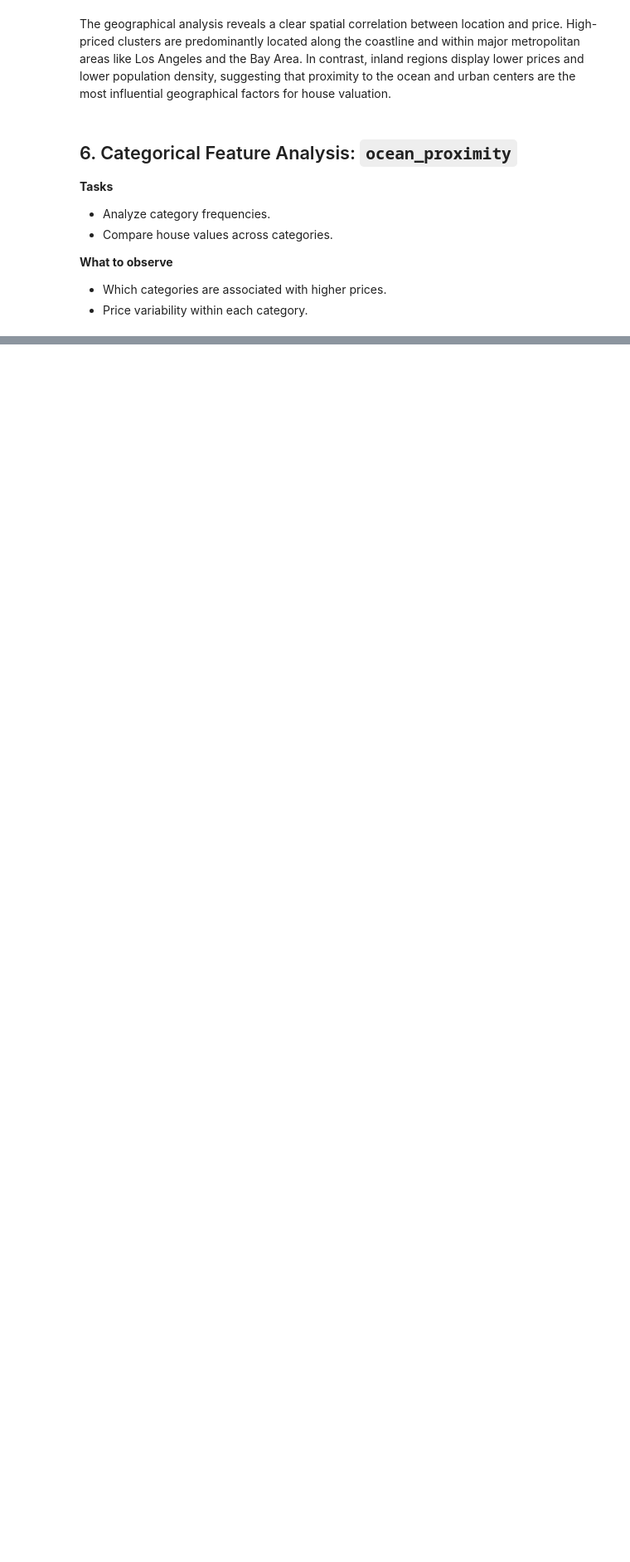
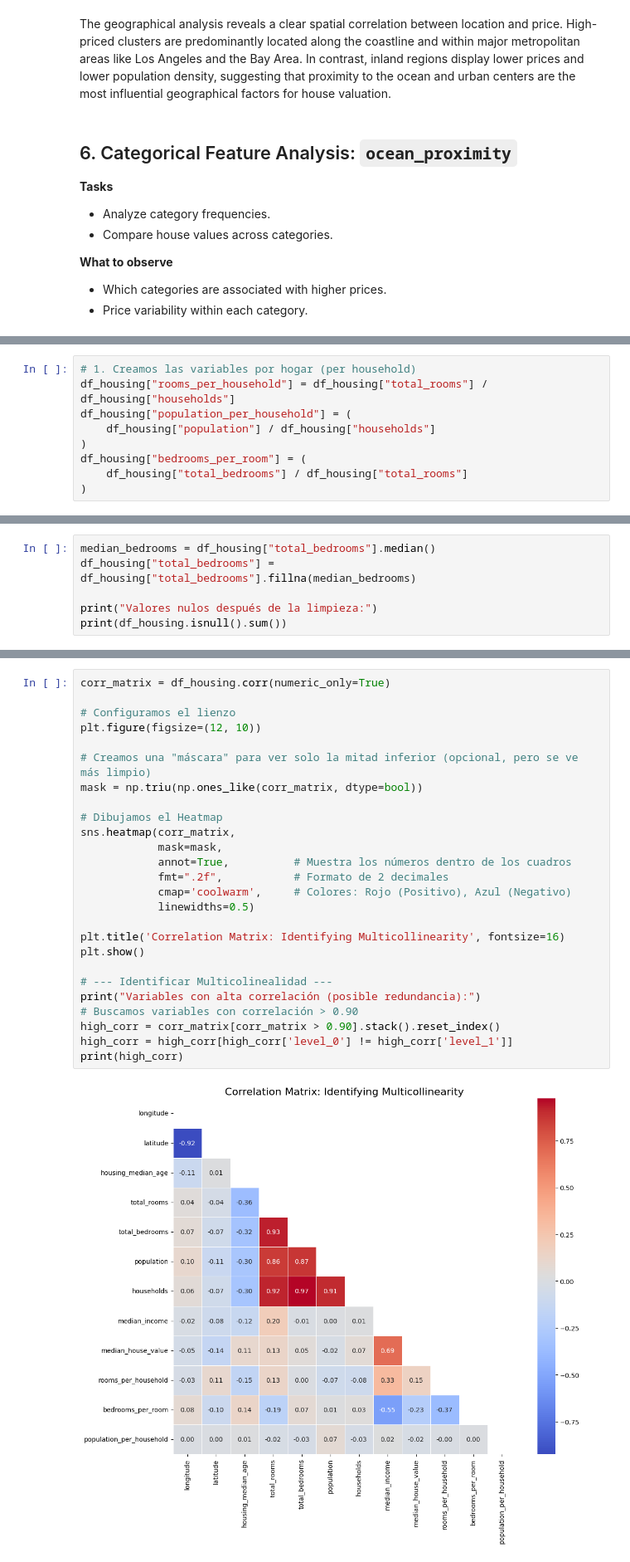
Before and after one commit to Trazeure/california-housing-eda-ml, a Jupyter notebook: Notebooks/02_eda.ipynb, the cells around one changed output, grey strips where cells are left out. Shown at 83% size. Saved outputs shown, nothing was run; the diff lists cells and outputs as text; blank space fills up the shorter version.

```diff
--- a/Notebooks/02_eda.ipynb
+++ b/Notebooks/02_eda.ipynb
@@ -513,0 +605,9 @@ plt.show()
+# %%
+# 1. Creamos las variables por hogar (per household)
+df_housing["rooms_per_household"] = df_housing["total_rooms"] / df_housing["households"]
+df_housing["population_per_household"] = (
+    df_housing["population"] / df_housing["households"]
+)
+df_housing["bedrooms_per_room"] = (
+    df_housing["total_bedrooms"] / df_housing["total_rooms"]
+)
@@ -513,0 +649,6 @@ plt.show()
+# %%
+median_bedrooms = df_housing["total_bedrooms"].median()
+df_housing["total_bedrooms"] = df_housing["total_bedrooms"].fillna(median_bedrooms)
+
+print("Valores nulos después de la limpieza:")
+print(df_housing.isnull().sum())
@@ -513,0 +680,28 @@ plt.show()
+# %%
+corr_matrix = df_housing.corr(numeric_only=True)
+
+# Configuramos el lienzo
+plt.figure(figsize=(12, 10))
+
+# Creamos una "máscara" para ver solo la mitad inferior (opcional, pero se ve más limpio)
+mask = np.triu(np.ones_like(corr_matrix, dtype=bool))
+
+# Dibujamos el Heatmap
+sns.heatmap(corr_matrix,
+            mask=mask,
+            annot=True,          # Muestra los números dentro de los cuadros
+            fmt=".2f",           # Formato de 2 decimales
+            cmap='coolwarm',     # Colores: Rojo (Positivo), Azul (Negativo)
+            linewidths=0.5)
+
+plt.title('Correlation Matrix: Identifying Multicollinearity', fontsize=16)
+plt.show()
+
+# --- Identificar Multicolinealidad ---
+print("Variables con alta correlación (posible redundancia):")
+# Buscamos variables con correlación > 0.90
+high_corr = corr_matrix[corr_matrix > 0.90].stack().reset_index()
+high_corr = high_corr[high_corr['level_0'] != high_corr['level_1']]
+print(high_corr)
+# %% [output]
+[figure, added]
```
Also changed, not shown: parts of 16 cells of this notebook.
